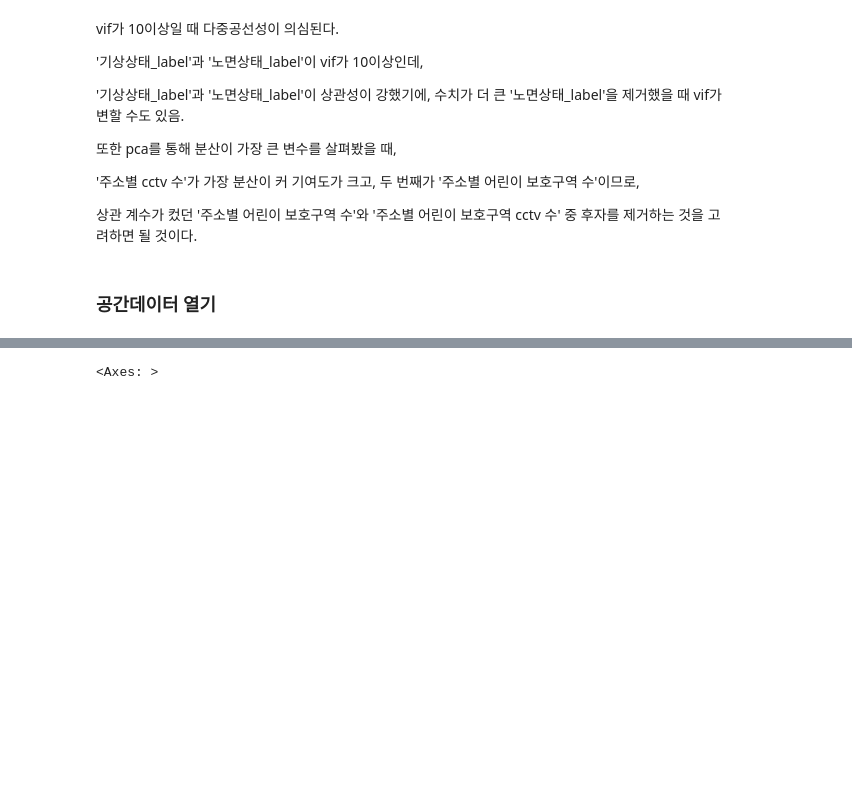
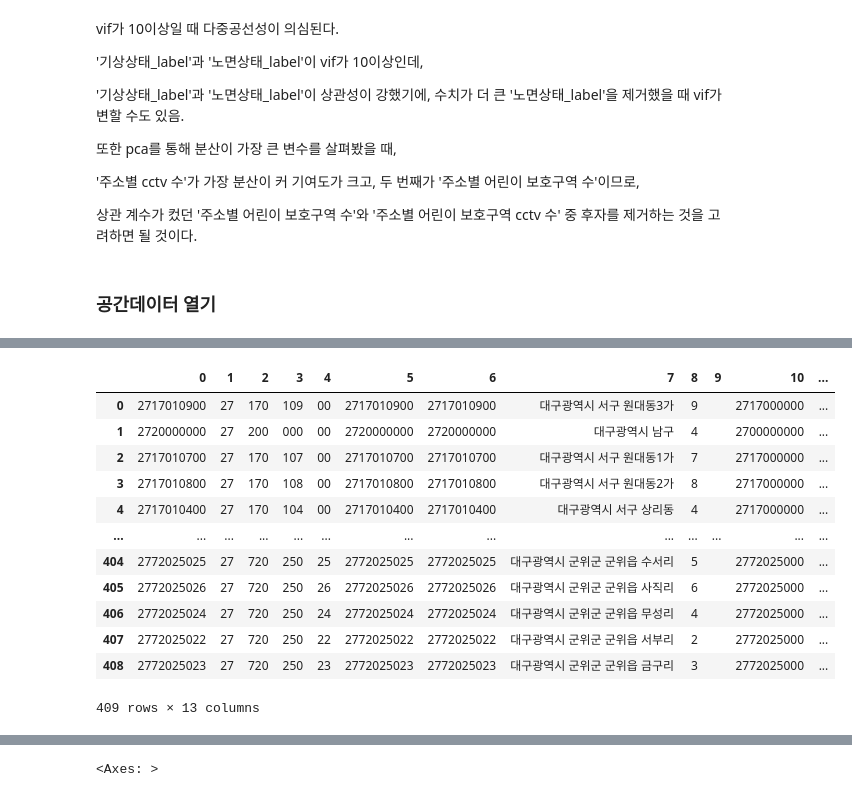
Before and after one commit to nyeokinyeoki/dacon_accident, a Jupyter notebook: accident.ipynb, the cells around one changed output, grey strips where cells are left out. Cells and saved outputs as stored; diff of their text form; code cells hidden in the pictures; blank space fills up the shorter version.

```diff
--- a/accident.ipynb
+++ b/accident.ipynb
@@ -1275,0 +1318,19 @@ vif가 10이상일 때 다중공선성이 의심된다.
+# %%
+region_cd = []
+sido_cd = []
+sgg_cd = []
+umd_cd = []
+ri_cd = []
+locatjumin_cd = []
+locatjijuk_cd = []
+locatadd_nm = []
+locat_order = []
+locat_rm = []
+locathigh_cd = []
+locallow_nm = []
+adpt_de = []
+
+List_att = ['region_cd','sido_cd','sgg_cd','umd_cd',
+            'ri_cd','locatjumin_cd','locatjijuk_cd',
+            'locatadd_nm','locat_order','locat_rm',
+            'locathigh_cd','locallow_nm','adpt_de']
@@ -1275,0 +1362,7 @@ vif가 10이상일 때 다중공선성이 의심된다.
+# %%
+df_list = []
+
+for i in List_att :
+    df_list.append(globals()[i])
+
+df_list
@@ -1275,0 +1387,18 @@ vif가 10이상일 때 다중공선성이 의심된다.
+# %%
+df_beop = pd.DataFrame(df_list).T
+
+df_beop
+# %% [output]
+|  | 0 | 1 | 2 | 3 | 4 | 5 | 6 | 7 | 8 | 9 | 10 | ... |
+| 0 | 2717010900 | 27 | 170 | 109 | 00 | 2717010900 | 2717010900 | 대구광역시 서구 원대동3가 | 9 |  | 2717000000 | ... |
+| 1 | 2720000000 | 27 | 200 | 000 | 00 | 2720000000 | 2720000000 | 대구광역시 남구 | 4 |  | 2700000000 | ... |
+| 2 | 2717010700 | 27 | 170 | 107 | 00 | 2717010700 | 2717010700 | 대구광역시 서구 원대동1가 | 7 |  | 2717000000 | ... |
+| 3 | 2717010800 | 27 | 170 | 108 | 00 | 2717010800 | 2717010800 | 대구광역시 서구 원대동2가 | 8 |  | 2717000000 | ... |
+| 4 | 2717010400 | 27 | 170 | 104 | 00 | 2717010400 | 2717010400 | 대구광역시 서구 상리동 | 4 |  | 2717000000 | ... |
+| ... | ... | ... | ... | ... | ... | ... | ... | ... | ... | ... | ... | ... |
+| 404 | 2772025025 | 27 | 720 | 250 | 25 | 2772025025 | 2772025025 | 대구광역시 군위군 군위읍 수서리 | 5 |  | 2772025000 | ... |
+| 405 | 2772025026 | 27 | 720 | 250 | 26 | 2772025026 | 2772025026 | 대구광역시 군위군 군위읍 사직리 | 6 |  | 2772025000 | ... |
+| 406 | 2772025024 | 27 | 720 | 250 | 24 | 2772025024 | 2772025024 | 대구광역시 군위군 군위읍 무성리 | 4 |  | 2772025000 | ... |
+| 407 | 2772025022 | 27 | 720 | 250 | 22 | 2772025022 | 2772025022 | 대구광역시 군위군 군위읍 서부리 | 2 |  | 2772025000 | ... |
+| 408 | 2772025023 | 27 | 720 | 250 | 23 | 2772025023 | 2772025023 | 대구광역시 군위군 군위읍 금구리 | 3 |  | 2772025000 | ... |
+409 rows × 13 columns
```
Also changed, not shown: parts of 25 cells of this notebook.
